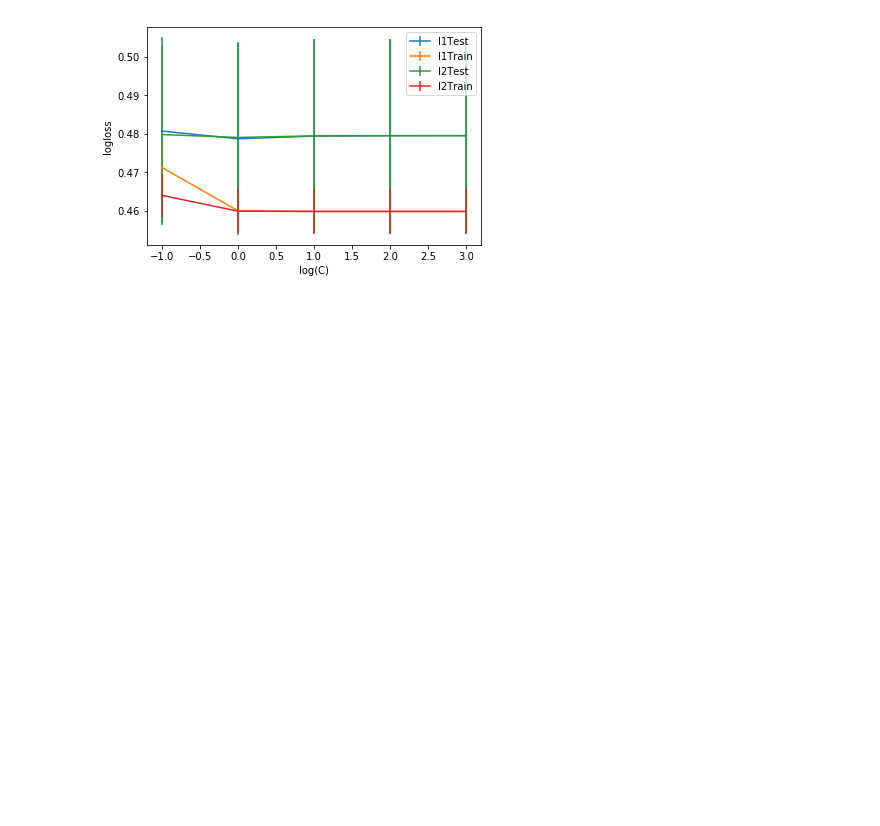
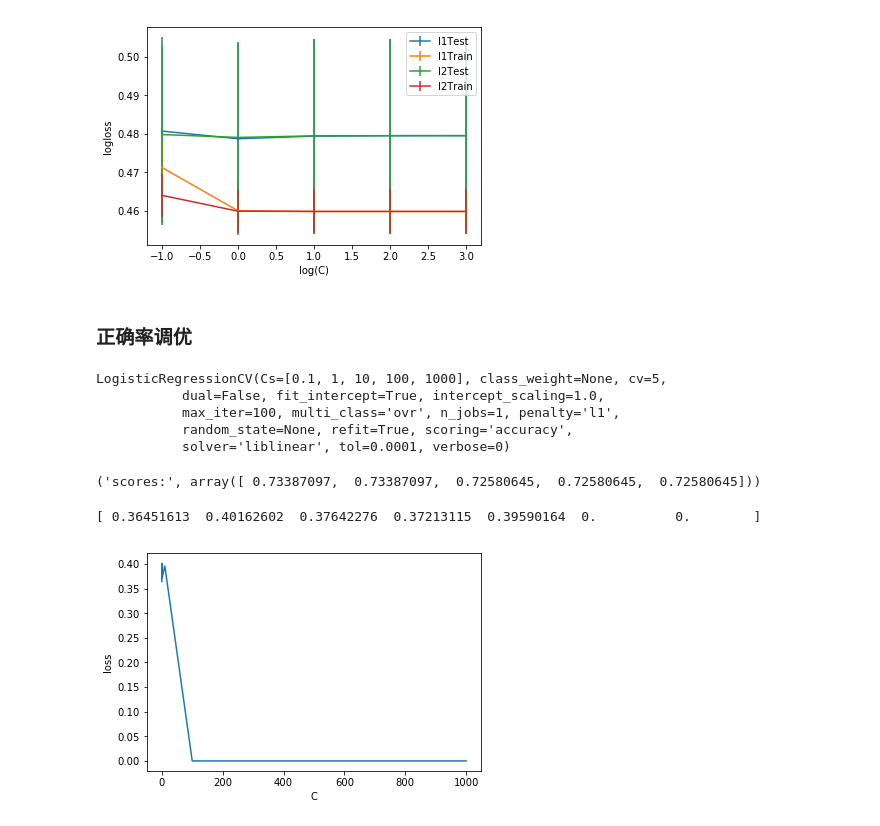
Before and after one commit to WangYuBo/ai_learning, a Jupyter notebook: 07/pima_lr.ipynb, the cells around one changed output. Drawn from its saved outputs; the diff is of its cells as text; code cells hidden in the pictures; blank space fills up the shorter version.

```diff
--- a/07/pima_lr.ipynb
+++ b/07/pima_lr.ipynb
@@ -171,3 +171,54 @@ plt.ylabel('logloss')
 plt.show()
 # %% [output]
 [figure]
+# %% [markdown]
+### 正确率调优
+# %%
+from sklearn.linear_model import LogisticRegressionCV
+
+# 正则/参数范围
+penaltys = ['l1', 'l2']
+Cs = [0.1, 1, 10, 100, 1000]
+
+
+lr_cv = LogisticRegressionCV(penalty = 'l1', Cs = Cs, cv=5,scoring='accuracy', solver='liblinear')
+#这里用正确率评价
+lr_cv.fit(X_train, y_train)
+# %% [output]
+LogisticRegressionCV(Cs=[0.1, 1, 10, 100, 1000], class_weight=None, cv=5,
+           dual=False, fit_intercept=True, intercept_scaling=1.0,
+           max_iter=100, multi_class='ovr', n_jobs=1, penalty='l1',
+           random_state=None, refit=True, scoring='accuracy',
+           solver='liblinear', tol=0.0001, verbose=0)
+# %%
+print('scores:', lr_cv.scores_[1][0])
+# %% [output]
+('scores:', array([ 0.73387097,  0.73387097,  0.72580645,  0.72580645,  0.72580645]))
+# %%
+# scores_：dict with classes as the keys, and the values as the grid of scores obtained during cross-validating each fold,
+# Each dict value has shape (n_folds, len(Cs))
+Cs = [1e-3, 1e-2, 1e-1, 1, 10, 100, 1000]
+n_Cs = len(Cs)
+n_classes = 2
+scores =  np.zeros((n_classes,n_Cs))
+
+
+j = 0
+
+for i in lr_cv.scores_[1]:
+    scores[0][j] = np.mean(i,axis=0)
+    j=j+1
+
+
+mse_mean = np.mean(scores, axis = 0)
+print mse_mean
+plt.plot(Cs, mse_mean.reshape(n_Cs,1))
+#plt(np.log10(reg.Cs)*np.ones(3), [0.28, 0.29, 0.30])
+plt.xlabel('C')
+plt.ylabel('loss')
+plt.show()
+
+#print ('C is:',lr_cv.C_)  #对多类分类问题，每个类别的分类器有一个C
+# %% [output]
+[ 0.36451613  0.40162602  0.37642276  0.37213115  0.39590164  0.          0.        ]
+[figure, added]
```
Also changed, not shown: parts of 2 cells of this notebook.
